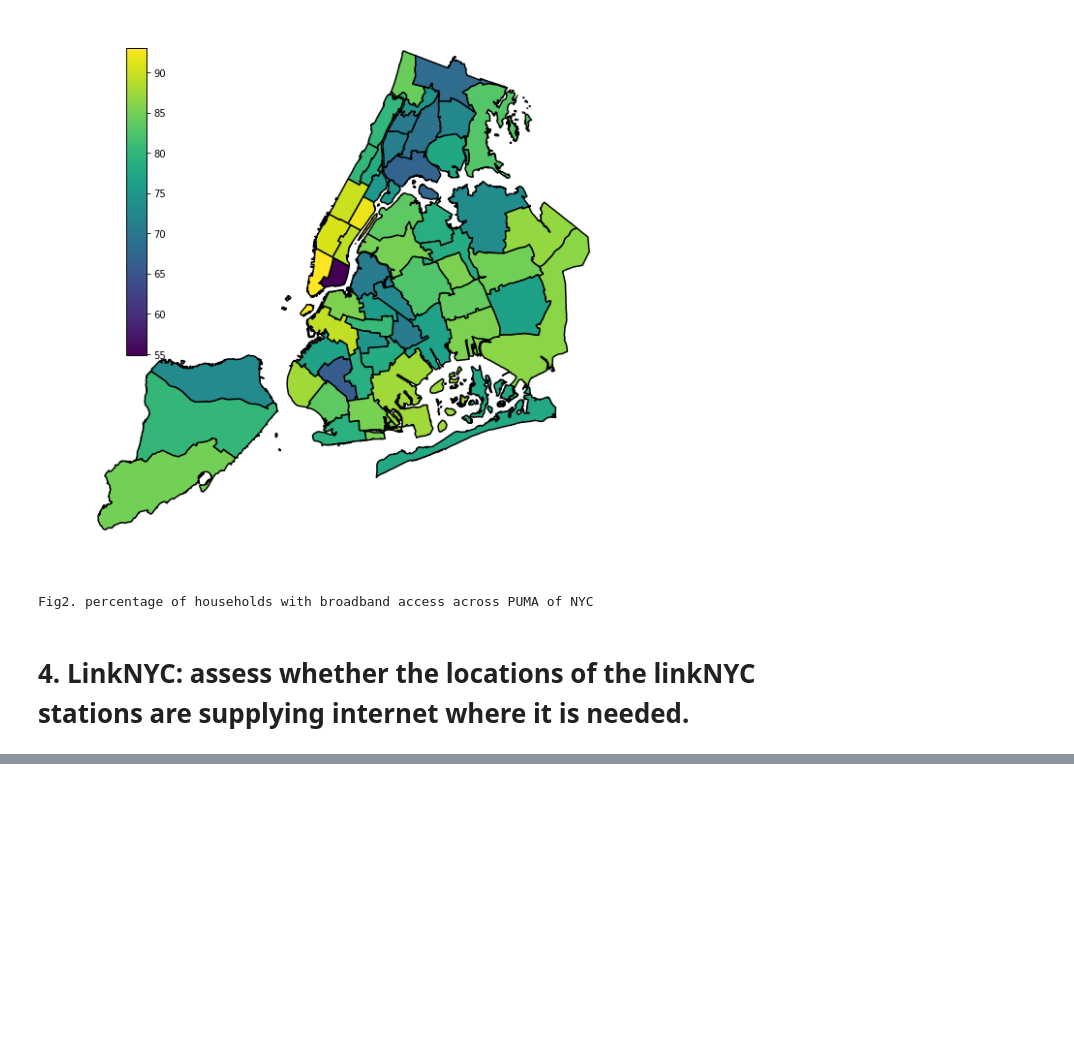
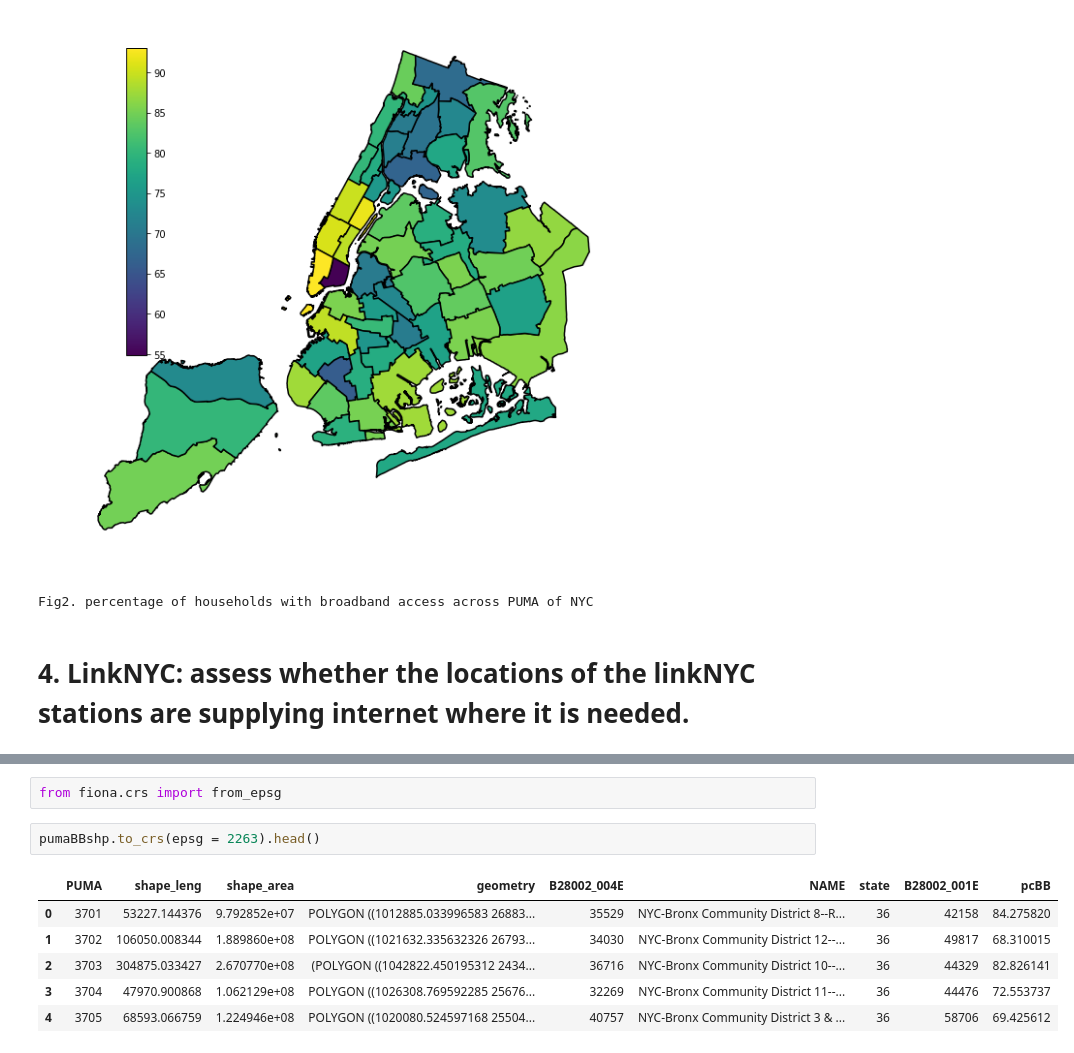
Before and after one commit to picniclin/PUI2017_yl5240, a Jupyter notebook: HW9_yl5240/HW9_yl5240.ipynb, the cells around one changed output, grey strips where cells are left out. Cells and saved outputs as stored; diff of their text form; blank space fills up the shorter version.

```diff
--- a/HW9_yl5240/HW9_yl5240.ipynb
+++ b/HW9_yl5240/HW9_yl5240.ipynb
@@ -393,0 +518,11 @@ Fig2. percentage of households with broadband access across PUMA of NYC
+# %%
+from fiona.crs import from_epsg
+# %%
+pumaBBshp.to_crs(epsg = 2263).head()
+# %% [output]
+|  | PUMA | shape_leng | shape_area | geometry | B28002_004E | NAME | state | B28002_001E | pcBB |
+| 0 | 3701 | 53227.144376 | 9.792852e+07 | POLYGON ((1012885.033996583 26883... | 35529 | NYC-Bronx Community District 8--R... | 36 | 42158 | 84.275820 |
+| 1 | 3702 | 106050.008344 | 1.889860e+08 | POLYGON ((1021632.335632326 26793... | 34030 | NYC-Bronx Community District 12--... | 36 | 49817 | 68.310015 |
+| 2 | 3703 | 304875.033427 | 2.670770e+08 | (POLYGON ((1042822.450195312 2434... | 36716 | NYC-Bronx Community District 10--... | 36 | 44329 | 82.826141 |
+| 3 | 3704 | 47970.900868 | 1.062129e+08 | POLYGON ((1026308.769592285 25676... | 32269 | NYC-Bronx Community District 11--... | 36 | 44476 | 72.553737 |
+| 4 | 3705 | 68593.066759 | 1.224946e+08 | POLYGON ((1020080.524597168 25504... | 40757 | NYC-Bronx Community District 3 & ... | 36 | 58706 | 69.425612 |
```
Also changed, not shown: parts of 24 cells of this notebook.
